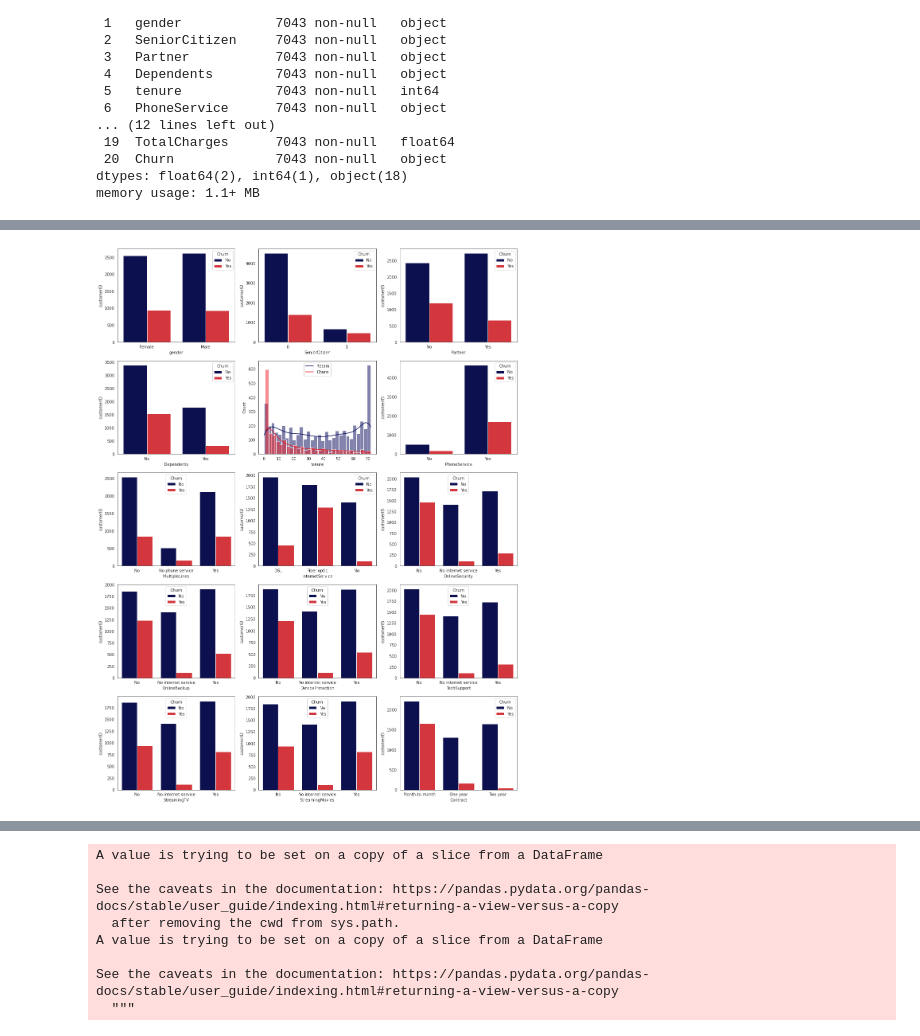
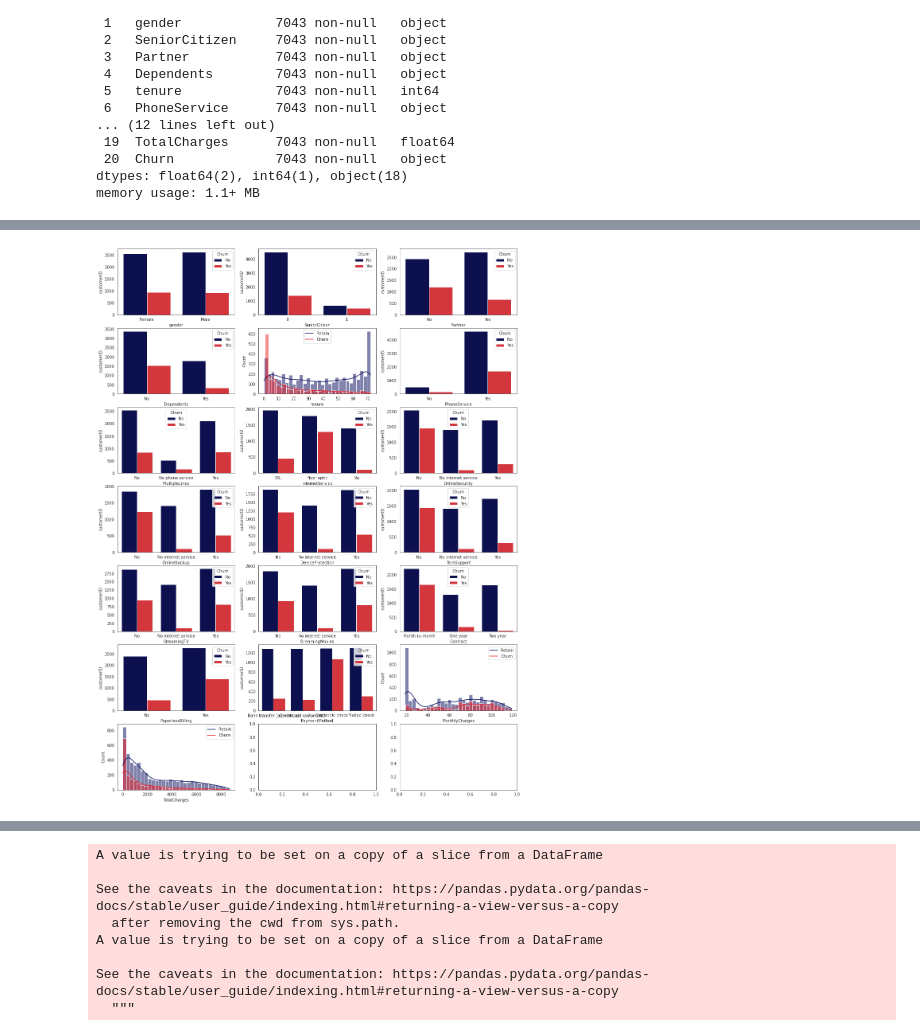
Before and after one commit to isaidhs/Data-Analytics-Notebook, a Jupyter notebook: customer-churn-prediction.ipynb, the cells around one changed output, grey strips where cells are left out. Drawn from its saved outputs; the diff is of its cells as text; code cells hidden in the pictures.

```diff
--- a/customer-churn-prediction.ipynb
+++ b/customer-churn-prediction.ipynb
@@ -83,13 +99,16 @@ memory usage: 1.1+ MB
 # %%
-fig, ax = plt.subplots(5,3,figsize=(18,25))
+fig, ax = plt.subplots(7,3,figsize=(18,25))
 colist = data.drop("customerID",axis=1).columns
 colnum = 0
-for row in range(5):
-    for col in range(3):
-        if data[[colist[colnum]]].dtypes[colist[colnum]] == "O" :
-            barplot(colist[colnum],ax[row,col])
-        else :
-            sns.histplot(data[colist[colnum]], color=global_palette[0], ax=ax[row,col], bins=30, kde=True)
-        colnum = colnum + 1
+for row in range(7):
+    try:
+        for col in range(3):
+            if data[[colist[colnum]]].dtypes[colist[colnum]] == "O" :
+                barplot(colist[colnum],ax[row,col])
+            else :
+                sns.histplot(data[colist[colnum]], color=global_palette[0], ax=ax[row,col], bins=30, kde=True)
+            colnum = colnum + 1
+    except:
+        pass
 plt.show()
 # %% [output]
@@ -97,17 +118,20 @@ plt.show()
 # %%
-fig, ax = plt.subplots(5,3,figsize=(18,25))
+fig, ax = plt.subplots(7,3,figsize=(18,25))
 colist = data.drop("customerID",axis=1).columns
 colnum = 0
-for row in range(5):
+for row in range(7):
     for col in range(3):
-        if data[[colist[colnum]]].dtypes[colist[colnum]] == "O" :
-            barplot(colist[colnum],ax[row,col],"Churn")
-        else :
-            sns.histplot(data[data.Churn == "No"][colist[colnum]], color=global_palette[0], ax=ax[row,col], bins=30, kde=True)
-            sns.histplot(data[colist[colnum]][data.Churn == "Yes"], color=global_palette[1], ax=ax[row,col], bins=30, kde=True)
-            ax[row,col].legend(["Retain","Churn"])
-        colnum = colnum + 1
+        try:
+            if data[[colist[colnum]]].dtypes[colist[colnum]] == "O" :
+                barplot(colist[colnum],ax[row,col],"Churn")
+            else :
+                sns.histplot(data[data.Churn == "No"][colist[colnum]], color=global_palette[0], ax=ax[row,col], bins=30, kde=True)
+                sns.histplot(data[colist[colnum]][data.Churn == "Yes"], color=global_palette[1], ax=ax[row,col], bins=30, kde=True)
+                ax[row,col].legend(["Retain","Churn"])
+            colnum = colnum + 1
+        except:
+            pass
 
 plt.show()
 # %% [output]
-[figure, old version]
+[figure, new version]
```
Also changed, not shown: parts of 25 cells of this notebook.
